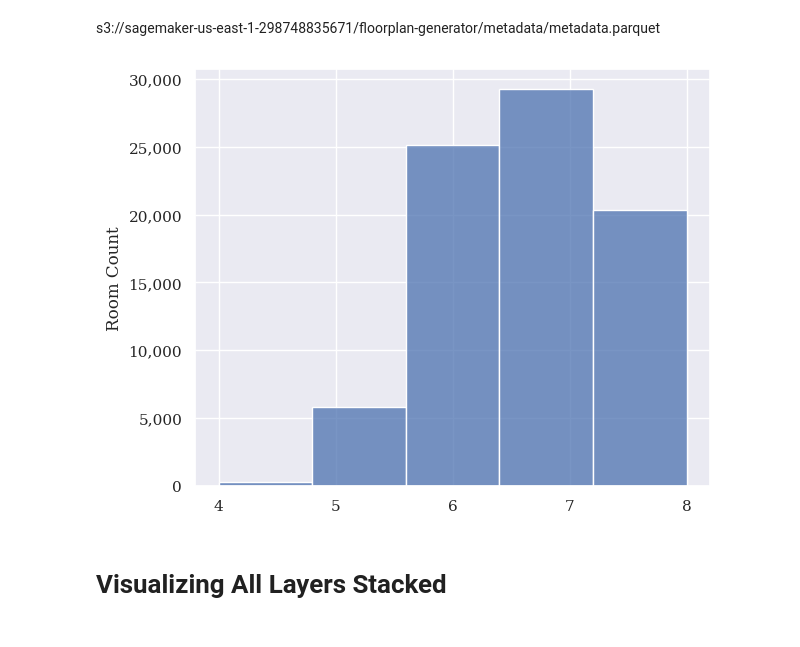
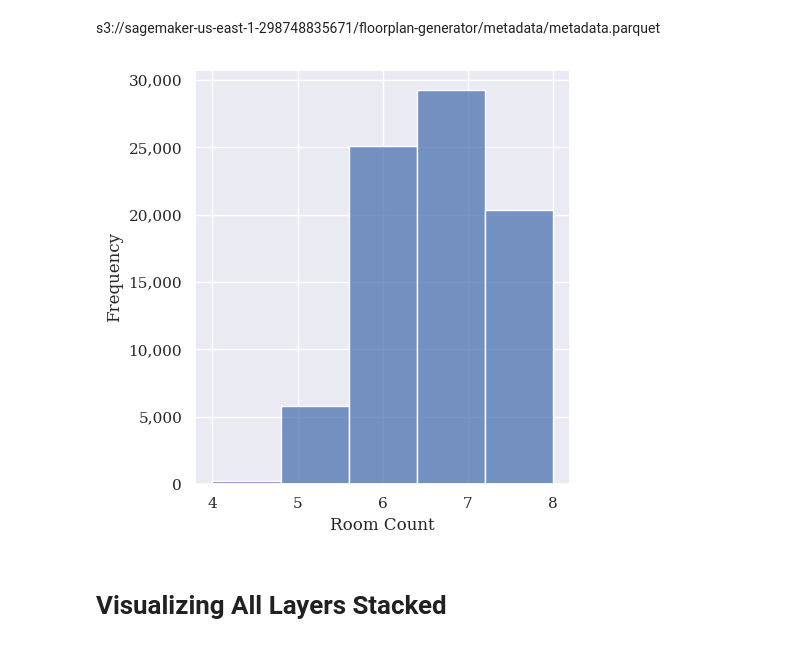
Before and after one commit to shaun-friedman/Generative-Interior-Synthesis, a Jupyter notebook: 3_EDA.ipynb, the cells around one changed output. Drawn from its saved outputs; the diff is of its cells as text; code cells hidden in the pictures.

```diff
--- a/3_EDA.ipynb
+++ b/3_EDA.ipynb
@@ -67,18 +67,19 @@ for i in range(metadata_df.shape[0]):
     rooms = room_counter(centroids)
     room_freq.append(rooms)
 # %%
-fig, ax = plt.subplots()
+fig, ax = plt.subplots(figsize=(5, 5))
 
 sns.histplot(room_freq, ax=ax, bins=5)
 
 ax.set_xticks([4, 5, 6, 7, 8])
-ax.set_ylabel("Room Count")
+ax.set_ylabel("Frequency")
+ax.set_xlabel("Room Count")
 ax.yaxis.set_major_formatter(ticker.StrMethodFormatter('{x:,.0f}'))
 
 plt.tight_layout()
 plt.show()
 # %% [output]
-[figure, old version]
+[figure, new version]
 # %% [markdown]
 # Visualizing All Layers Stacked
 # %%
```
Also changed, not shown: parts of 6 cells of this notebook, 5 other files.
